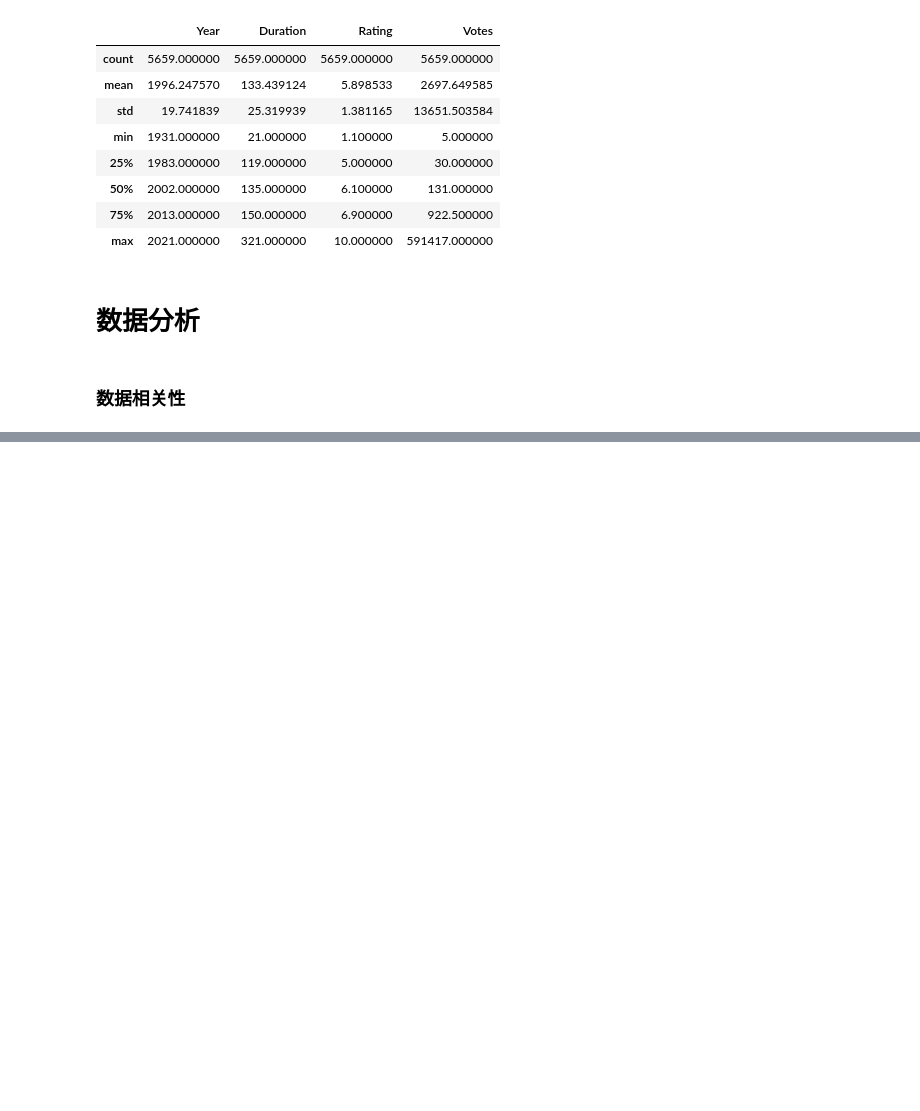
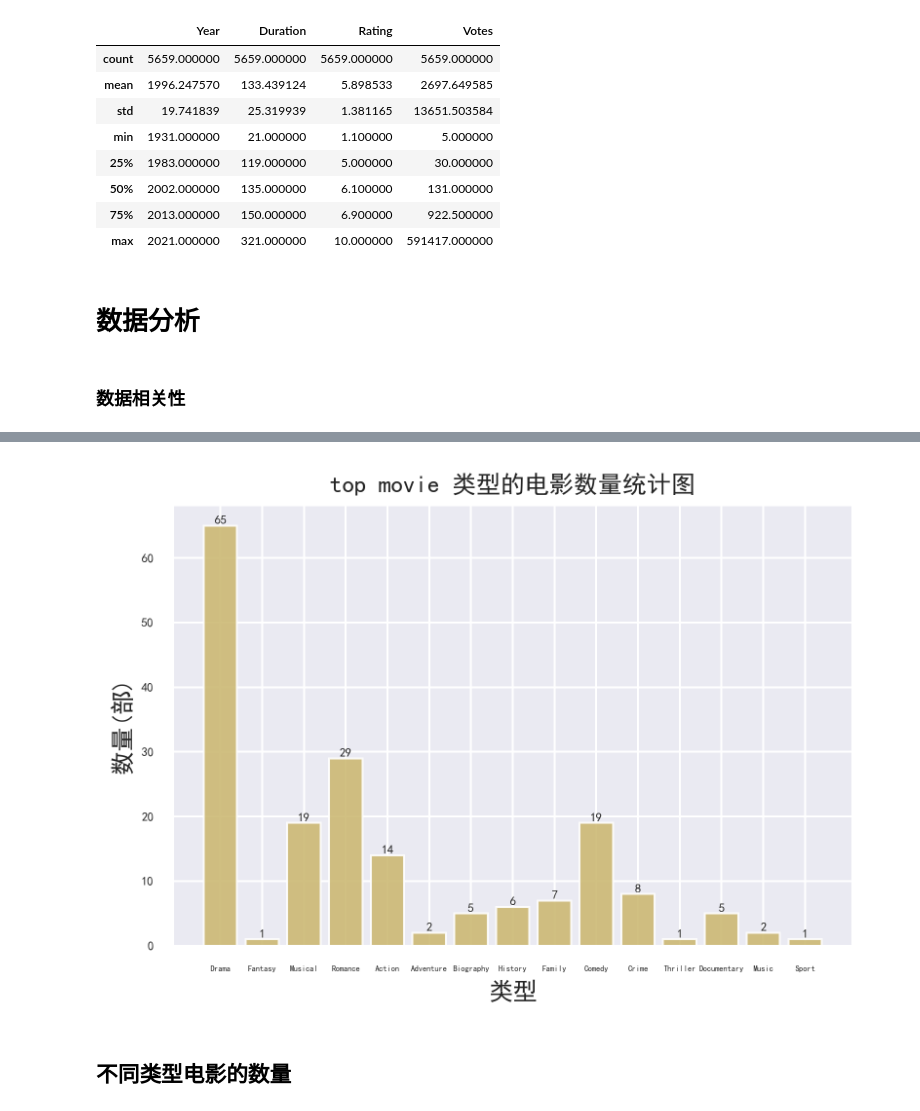
Before and after one commit to god13less/kaggle_competition, a Jupyter notebook: IMDB_Indian_Movies_Dataset/versionz_0.0.ipynb, the cells around one changed output, grey strips where cells are left out. Drawn from its saved outputs; the diff is of its cells as text; code cells hidden in the pictures; blank space fills up the shorter version.

```diff
--- a/IMDB_Indian_Movies_Dataset/versionz_0.0.ipynb
+++ b/IMDB_Indian_Movies_Dataset/versionz_0.0.ipynb
@@ -106,0 +127,8 @@ for gp, data in year_data:
+# %%
+dict_={}
+for gp,data in year_data: # 获得数据
+    data.sort_values(by=['Rating','Votes'],ascending=[False,False],inplace=True) # 排序：先以评分，再是投票
+    dict_[gp]=data.iloc[0,:]
+top_movies=pd.DataFrame(dict_)
+top_movies = top_movies.T
+top_movies.columns=metadata.columns
@@ -106,0 +151,25 @@ for gp, data in year_data:
+# %%
+type_of_top_movies=dict() # 获得电影的类型及其相应的电影数量
+for ty in top_movies['Genre'].values:
+    ls=ty.split(', ') # 拆分字符串，获得电影类型
+    for i in ls: # 记录
+        if i in type_of_top_movies.keys():
+            type_of_top_movies[i]+=1
+        else:
+            type_of_top_movies[i]=1
+type_of_top_movies=pd.Series(type_of_top_movies) # 转化为Serise格式
+# %%
+fig= plt.figure(dpi=300) # 图片像素
+plt.bar(type_of_top_movies.keys(),type_of_top_movies.values,color='y',alpha=0.9)
+for a,b in zip(type_of_top_movies.keys(),type_of_top_movies.values):
+    plt.text(a, b, '%s' % b, ha='center', va= 'bottom',fontsize=6)
+plt.title("top movie 类型的电影数量统计图")
+plt.xticks(size=4)
+plt.yticks(size=6)
+plt.xlabel("类型")
+plt.ylabel("数量(部)")
+plt.savefig("top_movie类型的电影数量.jpg")
+# %% [output]
+[figure, added]
+# %% [markdown]
+## 不同类型电影的数量
```
Also changed, not shown: parts of 48 cells of this notebook, 10 other files.
